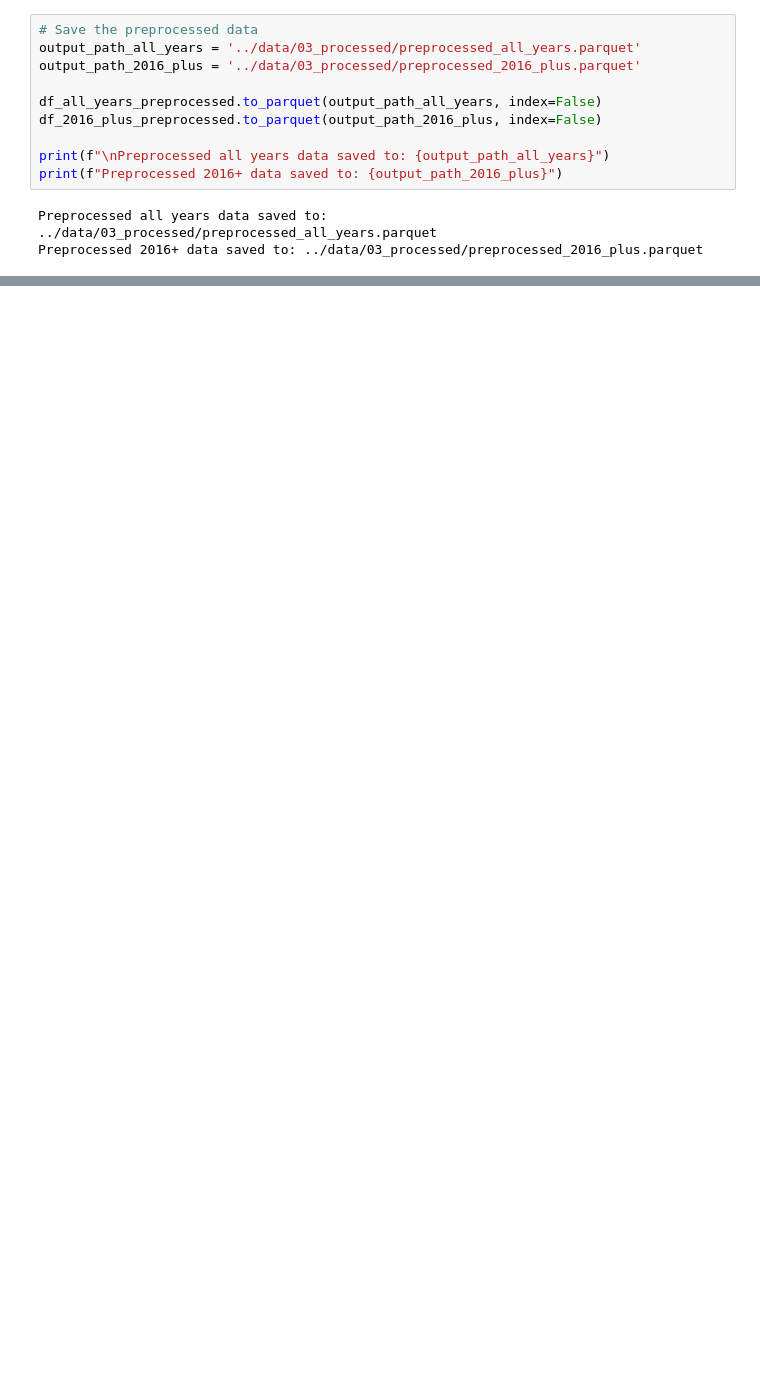
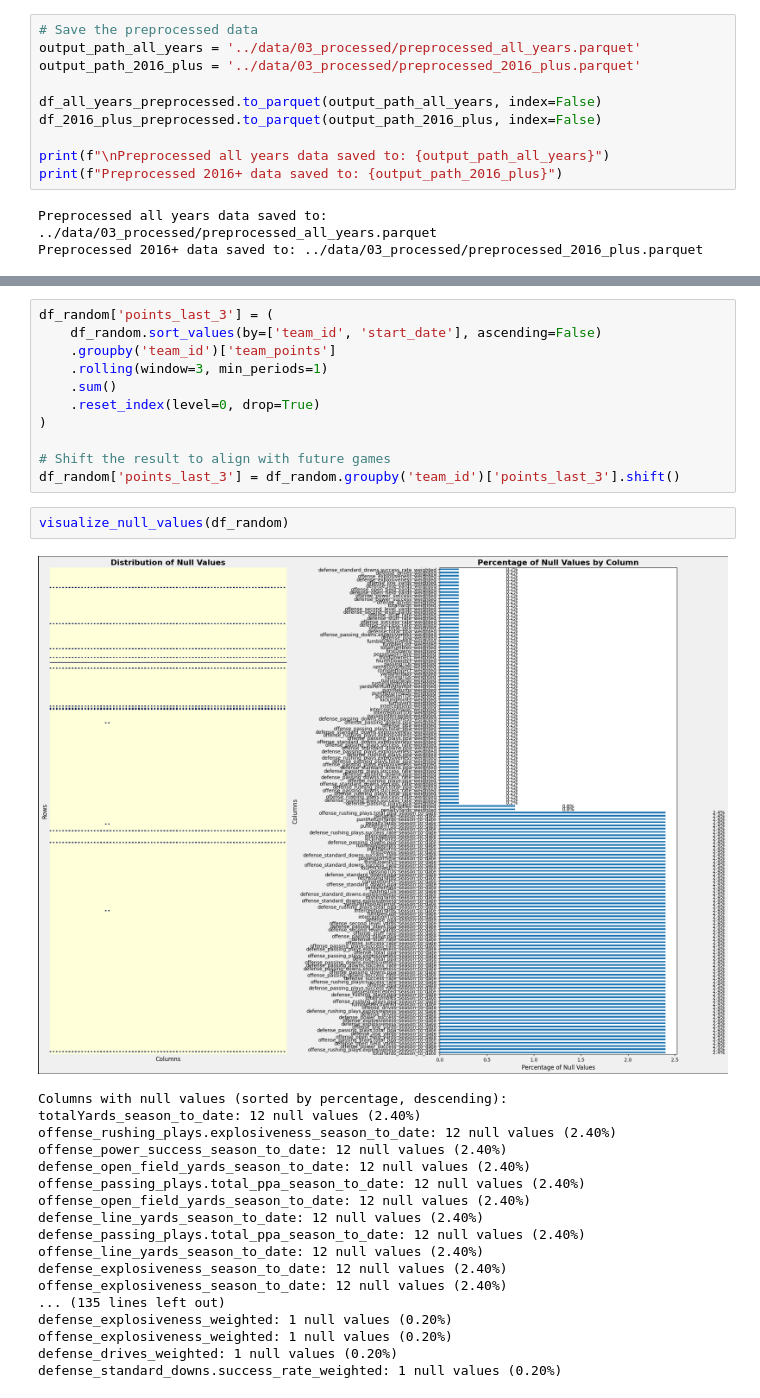
Before and after one commit to tablecables/college_football_predictor, a Jupyter notebook: notebooks/04_feature_engineering.ipynb, the cells around one changed output, grey strips where cells are left out. Saved outputs shown, nothing was run; the diff lists cells and outputs as text; blank space fills up the shorter version.

```diff
--- a/notebooks/04_feature_engineering.ipynb
+++ b/notebooks/04_feature_engineering.ipynb
@@ -109,0 +149,32 @@ Preprocessed 2016+ data saved to: ../data/03_processed/preprocessed_2016_plus.pa
+# %%
+df_random['points_last_3'] = (
+    df_random.sort_values(by=['team_id', 'start_date'], ascending=False)
+    .groupby('team_id')['team_points']
+    .rolling(window=3, min_periods=1)
+    .sum()
+    .reset_index(level=0, drop=True)
+)
+
+# Shift the result to align with future games
+df_random['points_last_3'] = df_random.groupby('team_id')['points_last_3'].shift()
+# %%
+visualize_null_values(df_random)
+# %% [output]
+[figure, added]
+Columns with null values (sorted by percentage, descending):
+totalYards_season_to_date: 12 null values (2.40%)
+offense_rushing_plays.explosiveness_season_to_date: 12 null values (2.40%)
+offense_power_success_season_to_date: 12 null values (2.40%)
+defense_open_field_yards_season_to_date: 12 null values (2.40%)
+offense_passing_plays.total_ppa_season_to_date: 12 null values (2.40%)
+offense_open_field_yards_season_to_date: 12 null values (2.40%)
+defense_line_yards_season_to_date: 12 null values (2.40%)
+defense_passing_plays.total_ppa_season_to_date: 12 null values (2.40%)
+offense_line_yards_season_to_date: 12 null values (2.40%)
+defense_explosiveness_season_to_date: 12 null values (2.40%)
+offense_explosiveness_season_to_date: 12 null values (2.40%)
+... (135 lines left out)
+defense_explosiveness_weighted: 1 null values (0.20%)
+offense_explosiveness_weighted: 1 null values (0.20%)
+defense_drives_weighted: 1 null values (0.20%)
+defense_standard_downs.success_rate_weighted: 1 null values (0.20%)
```
Also changed, not shown: parts of 9 cells of this notebook, 5 other files.
